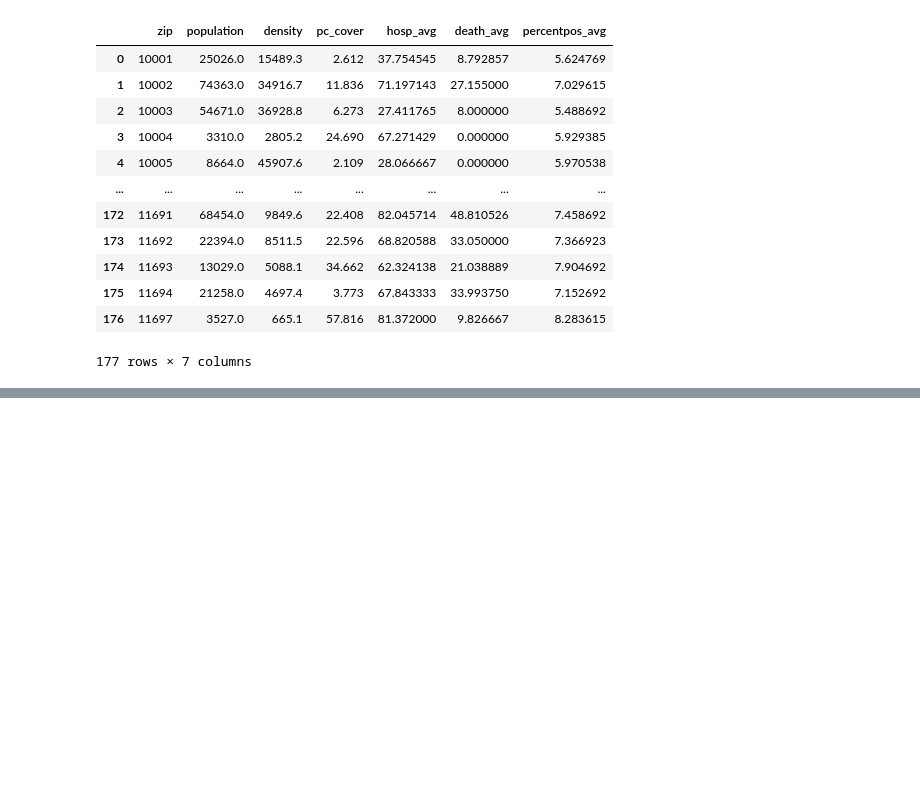
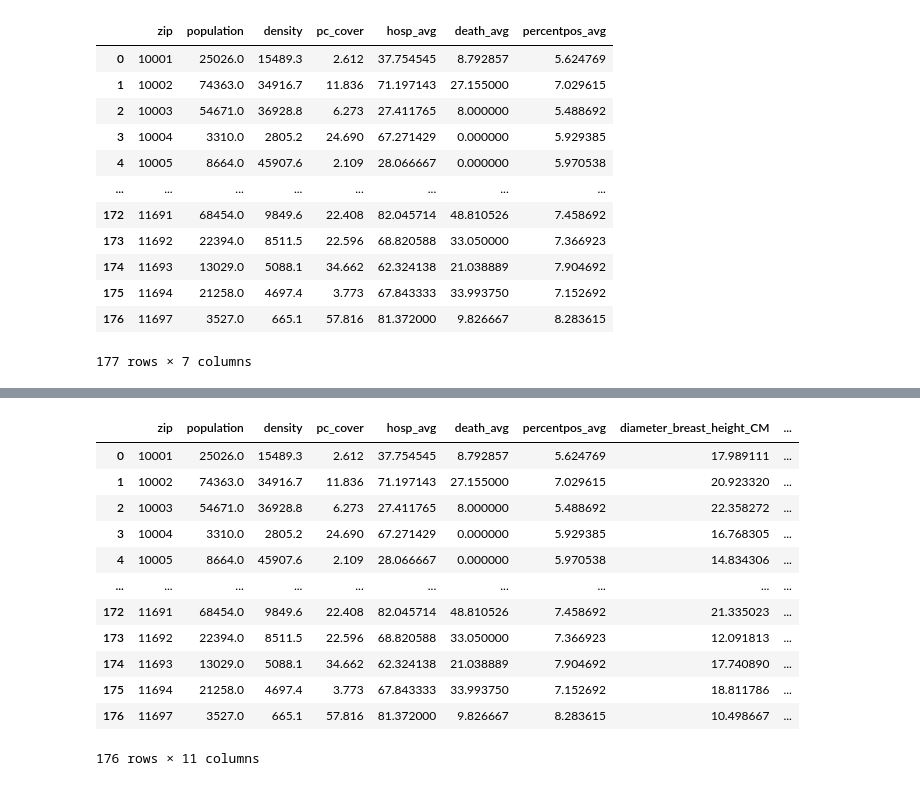
Before and after one commit to chenxcynthia/green-spaces, a Jupyter notebook: corr.ipynb, the cells around one changed output, grey strips where cells are left out. Drawn from its saved outputs; the diff is of its cells as text; code cells hidden in the pictures; blank space fills up the shorter version.

Commit message:
update corr

```diff
--- a/corr.ipynb
+++ b/corr.ipynb
@@ -92,0 +146,9 @@ df_combined.corr(method='pearson')
+# %%
+df_counts = df_trees.groupby(['zipcode'])['zipcode'].count()
+df_counts.to_csv('NYC_tree_count_by_zip.csv')
+# %%
+# checking no multicollinearity OLS assumption
+
+df_combined = df_combined.merge(df_counts, left_on='zip', right_index = True).rename(columns={"zipcode": "tree_count"})
+covariates = df_combined[['pc_cover', 'diameter_breast_height_CM', 'condition_enc', 'native_enc', 'tree_count']]
+covariates.corr(method='pearson')
@@ -92,0 +162,16 @@ df_combined.corr(method='pearson')
+# %%
+df_combined
+# %% [output]
+|  | zip | population | density | pc_cover | hosp_avg | death_avg | percentpos_avg | diameter_breast_height_CM | ... |
+| 0 | 10001 | 25026.0 | 15489.3 | 2.612 | 37.754545 | 8.792857 | 5.624769 | 17.989111 | ... |
+| 1 | 10002 | 74363.0 | 34916.7 | 11.836 | 71.197143 | 27.155000 | 7.029615 | 20.923320 | ... |
+| 2 | 10003 | 54671.0 | 36928.8 | 6.273 | 27.411765 | 8.000000 | 5.488692 | 22.358272 | ... |
+| 3 | 10004 | 3310.0 | 2805.2 | 24.690 | 67.271429 | 0.000000 | 5.929385 | 16.768305 | ... |
+| 4 | 10005 | 8664.0 | 45907.6 | 2.109 | 28.066667 | 0.000000 | 5.970538 | 14.834306 | ... |
+| ... | ... | ... | ... | ... | ... | ... | ... | ... | ... |
+| 172 | 11691 | 68454.0 | 9849.6 | 22.408 | 82.045714 | 48.810526 | 7.458692 | 21.335023 | ... |
+| 173 | 11692 | 22394.0 | 8511.5 | 22.596 | 68.820588 | 33.050000 | 7.366923 | 12.091813 | ... |
+| 174 | 11693 | 13029.0 | 5088.1 | 34.662 | 62.324138 | 21.038889 | 7.904692 | 17.740890 | ... |
+| 175 | 11694 | 21258.0 | 4697.4 | 3.773 | 67.843333 | 33.993750 | 7.152692 | 18.811786 | ... |
+| 176 | 11697 | 3527.0 | 665.1 | 57.816 | 81.372000 | 9.826667 | 8.283615 | 10.498667 | ... |
+176 rows × 11 columns
```
Also changed, not shown: parts of 7 cells of this notebook, 1 other file.
